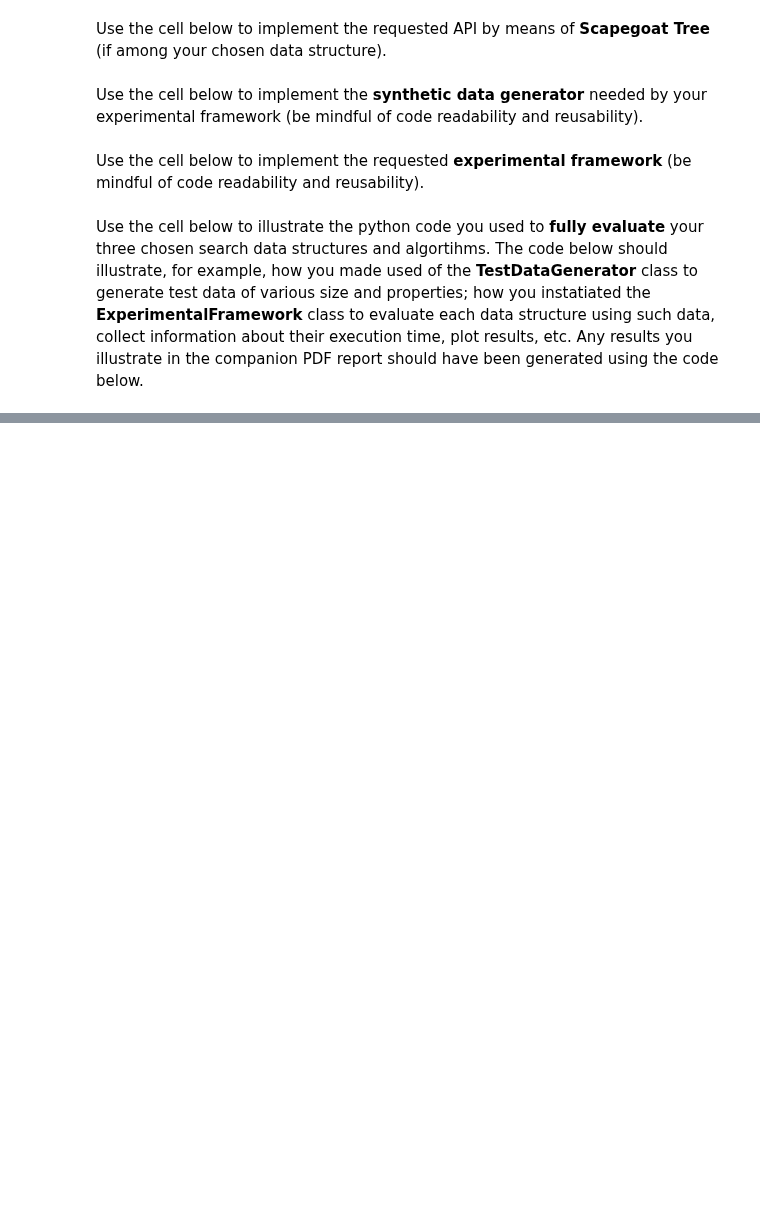
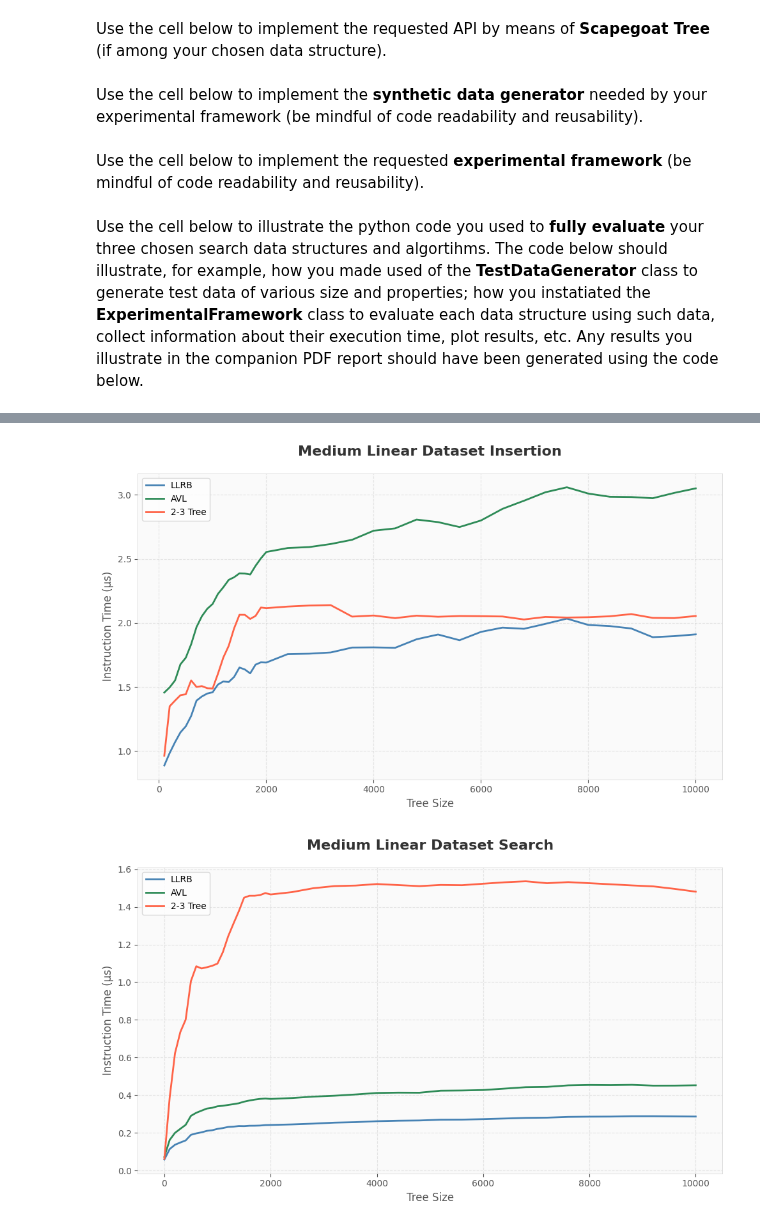
Before and after one commit to Zhou-London/Algorithm-Research, a Jupyter notebook: comp0005-coursework-2025/grp-XXX-0005code.ipynb, the cells around one changed output, grey strips where cells are left out. Cells and saved outputs as stored; diff of their text form; code cells hidden in the pictures; blank space fills up the shorter version.

```diff
--- a/comp0005-coursework-2025/grp-XXX-0005code.ipynb
+++ b/comp0005-coursework-2025/grp-XXX-0005code.ipynb
@@ -646,0 +940,9 @@ framework.visualize("Large Value")
+# %%
+title = """Medium Linear Dataset"""
+framework.evaluate_insertion(testGen.IntegerLinear())
+framework.visualize(title + " Insertion")
+framework.evaluate(testGen.IntegerLinear())
+framework.visualize(title + " Search")
+# %% [output]
+[figure, added]
+[figure, added]
```
Also changed, not shown: parts of 16 cells of this notebook.
